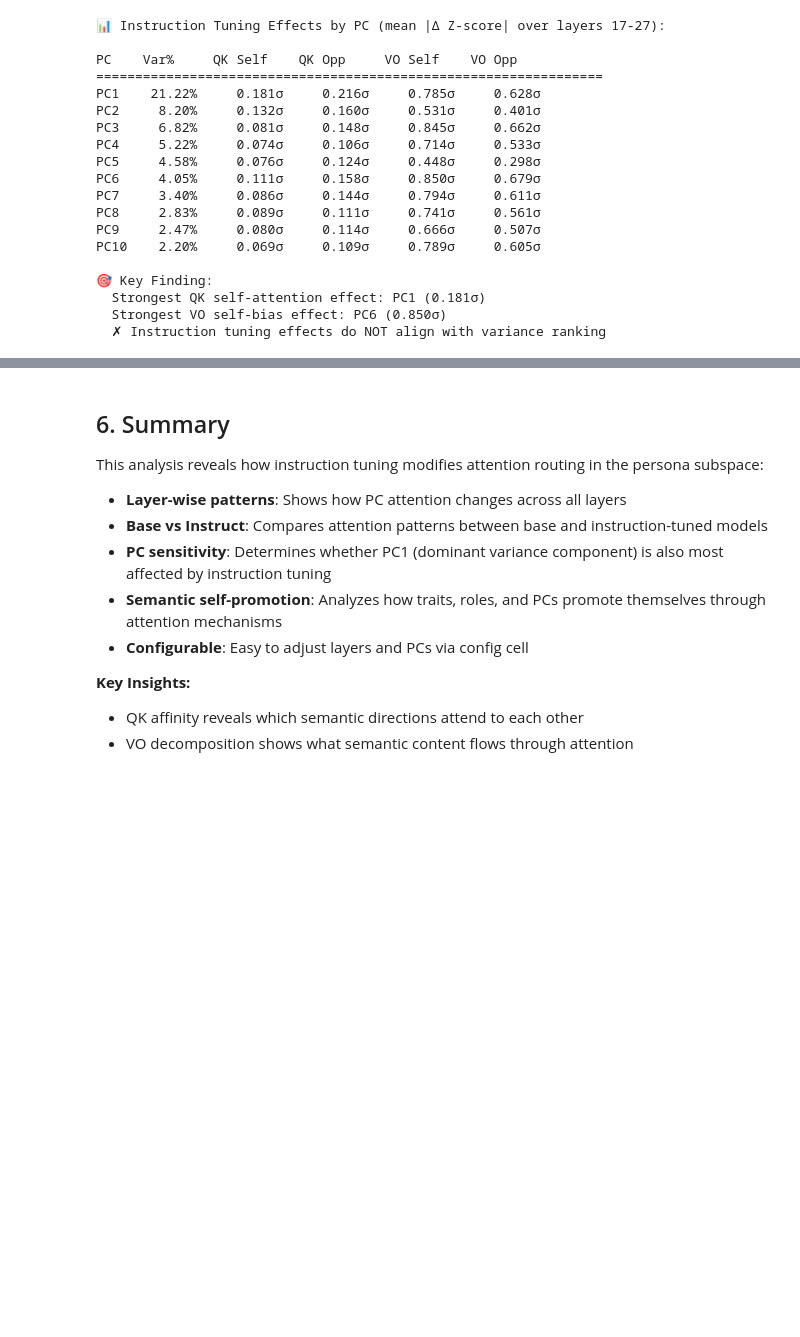
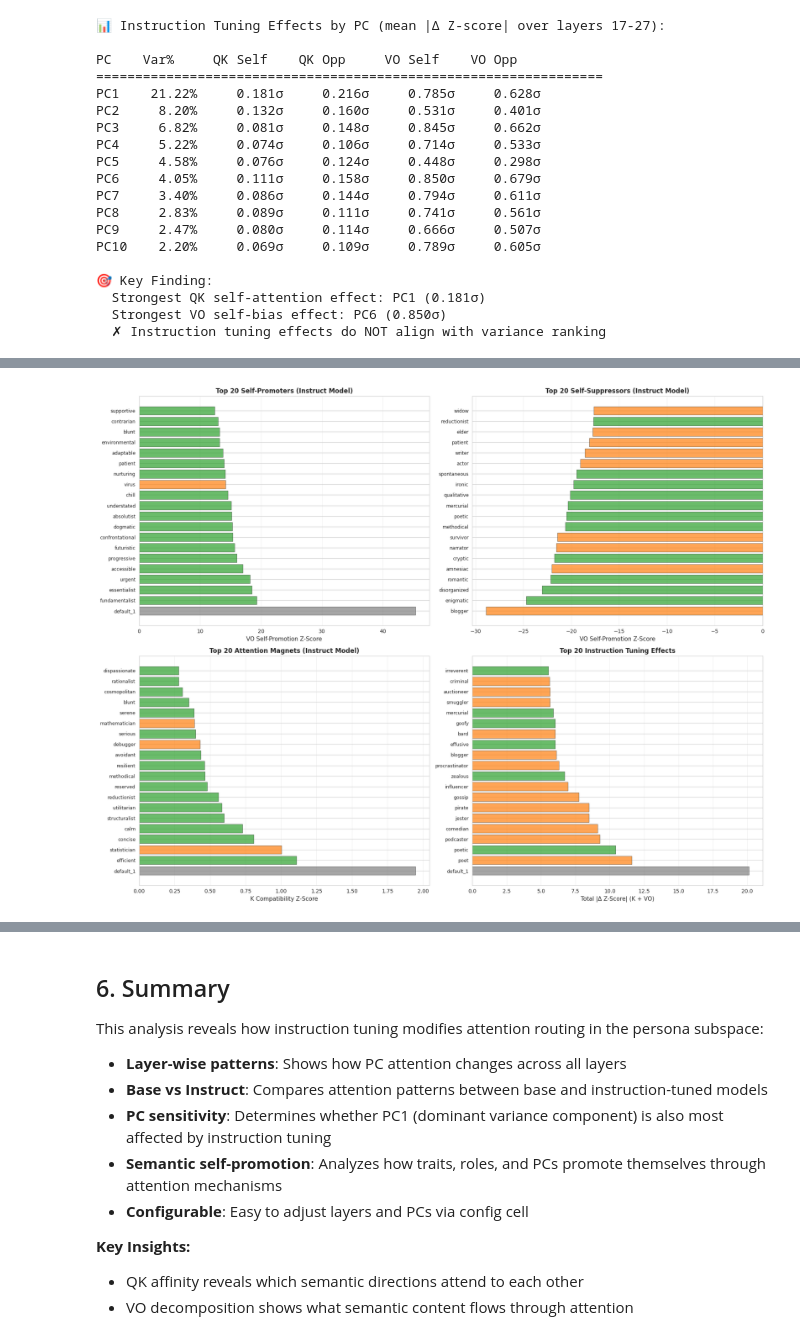
Before and after one commit to GallagherCommaJack/chatspace, a Jupyter notebook: notebooks/gemma2_attention_analysis.ipynb, the cells around one changed output, grey strips where cells are left out. Saved outputs shown, nothing was run; the diff lists cells and outputs as text; code cells hidden in the pictures; blank space fills up the shorter version.

```diff
--- a/notebooks/gemma2_attention_analysis.ipynb
+++ b/notebooks/gemma2_attention_analysis.ipynb
@@ -758,0 +901,66 @@ This reveals which semantic directions have the strongest self-reinforcement thr
+# %%
+# Show top self-promoters and attention magnets
+fig, axes = plt.subplots(2, 2, figsize=(18, 14))
+
+# Color mapping for all types
+color_map = {
+    'PC': 'C0',
+    'role': 'C1',
+    'trait': 'C2',
+    'baseline': 'gray',
+    'special': 'red',
+    'other': 'black'
+}
+
+# Top VO self-promoters (instruct)
+ax = axes[0, 0]
+top_vo = semantic_df.nlargest(20, 'vo_self_inst_z')
+colors = [color_map.get(t, 'black') for t in top_vo['type']]
+ax.barh(range(len(top_vo)), top_vo['vo_self_inst_z'], color=colors, alpha=0.7, edgecolor='black', linewidth=0.5)
+ax.set_yticks(range(len(top_vo)))
+ax.set_yticklabels(top_vo['display_name'], fontsize=9)
+ax.set_xlabel('VO Self-Promotion Z-Score', fontsize=11)
+ax.set_title('Top 20 Self-Promoters (Instruct Model)', fontsize=12, fontweight='bold')
+ax.axvline(0, color='black', linestyle='-', linewidth=0.8)
+ax.grid(True, alpha=0.3, axis='x')
+
+# Bottom VO self-promoters (instruct) - self-suppressors
+ax = axes[0, 1]
+bottom_vo = semantic_df.nsmallest(20, 'vo_self_inst_z')
+colors = [color_map.get(t, 'black') for t in bottom_vo['type']]
+ax.barh(range(len(bottom_vo)), bottom_vo['vo_self_inst_z'], color=colors, alpha=0.7, edgecolor='black', linewidth=0.5)
+ax.set_yticks(range(len(bottom_vo)))
+ax.set_yticklabels(bottom_vo['display_name'], fontsize=9)
+ax.set_xlabel('VO Self-Promotion Z-Score', fontsize=11)
+ax.set_title('Top 20 Self-Suppressors (Instruct Model)', fontsize=12, fontweight='bold')
+ax.axvline(0, color='black', linestyle='-', linewidth=0.8)
+ax.grid(True, alpha=0.3, axis='x')
+
+# Top K compatibility (instruct)
+ax = axes[1, 0]
+top_k = semantic_df.nlargest(20, 'k_compat_inst_z')
+colors = [color_map.get(t, 'black') for t in top_k['type']]
+ax.barh(range(len(top_k)), top_k['k_compat_inst_z'], color=colors, alpha=0.7, edgecolor='black', linewidth=0.5)
+ax.set_yticks(range(len(top_k)))
+ax.set_yticklabels(top_k['display_name'], fontsize=9)
+ax.set_xlabel('K Compatibility Z-Score', fontsize=11)
+ax.set_title('Top 20 Attention Magnets (Instruct Model)', fontsize=12, fontweight='bold')
+ax.axvline(0, color='black', linestyle='-', linewidth=0.8)
+ax.grid(True, alpha=0.3, axis='x')
+
+# Largest instruction tuning effects
+ax = axes[1, 1]
+semantic_df['total_delta'] = np.abs(semantic_df['k_compat_delta']) + np.abs(semantic_df['vo_self_delta'])
+top_delta = semantic_df.nlargest(20, 'total_delta')
+colors = [color_map.get(t, 'black') for t in top_delta['type']]
+ax.barh(range(len(top_delta)), top_delta['total_delta'], color=colors, alpha=0.7, edgecolor='black', linewidth=0.5)
+ax.set_yticks(range(len(top_delta)))
+ax.set_yticklabels(top_delta['display_name'], fontsize=9)
+ax.set_xlabel('Total |Δ Z-Score| (K + VO)', fontsize=11)
+ax.set_title('Top 20 Instruction Tuning Effects', fontsize=12, fontweight='bold')
+ax.grid(True, alpha=0.3, axis='x')
+
+plt.tight_layout()
+plt.show()
+# %% [output]
+[figure, added]
```
Also changed, not shown: parts of 12 cells of this notebook.
